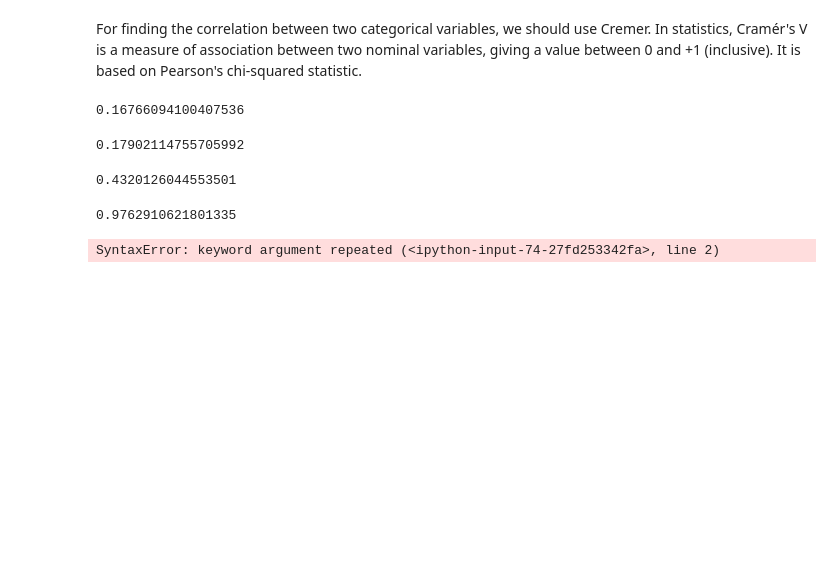
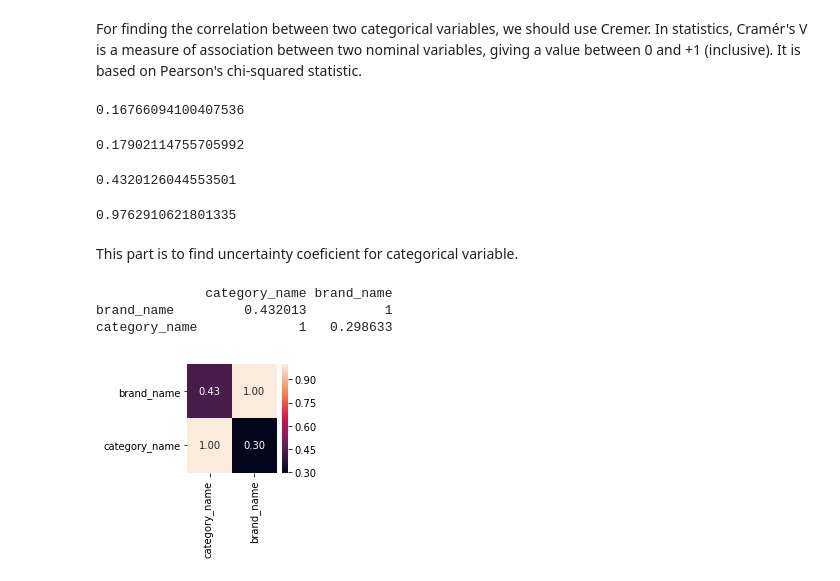
Before and after one commit to HediMontazeri/Kaggle_Mercari_Price, a Jupyter notebook: MercariDataExplore.ipynb, the cells around one changed output. Cells and saved outputs as stored; diff of their text form; code cells hidden in the pictures; blank space fills up the shorter version.

```diff
--- a/MercariDataExplore.ipynb
+++ b/MercariDataExplore.ipynb
@@ -249,16 +252,22 @@ theils_u(trainData['brand_name'], trainData['category_name'])
 theils_u(trainData['category_name'],trainData['name'])
 # %% [output]
 0.9762910621801335
+# %% [markdown]
+This part is to find uncertainty coeficient for categorical variable.
 # %%
-
-theils_u = pd.DataFrame(columns=trainData['category_name'],columns=trainData['category_name'])
-columns = trainData.columns
+theilu = pd.DataFrame(index=['brand_name', 'category_name'],columns=trainData.columns[2:4])
+columns = trainData.columns[2:4]
 for j in range(0,len(columns)):
-    u = theils_u(trainData['brand_name'].tolist(),trainData[columns[j]].tolist())
-    theilu.loc[:,columns[j]] = u
+    for i in range(0,len(columns)):
+        u = theils_u(trainData[columns[i]],trainData[columns[j]])
+        theilu.loc[columns[i],columns[j]] = u
+print(theilu)
 theilu.fillna(value=np.nan,inplace=True)
-plt.figure(figsize=(20,20))
+plt.figure(figsize=(2,2))
 sb.heatmap(theilu,annot=True,fmt='.2f')
 plt.show()
 # %% [output]
-SyntaxError: keyword argument repeated (<ipython-input-74-27fd253342fa>, line 2)
+              category_name brand_name
+brand_name         0.432013          1
+category_name             1   0.298633
+[figure, added]
```
Also changed, not shown: parts of 16 cells of this notebook.
